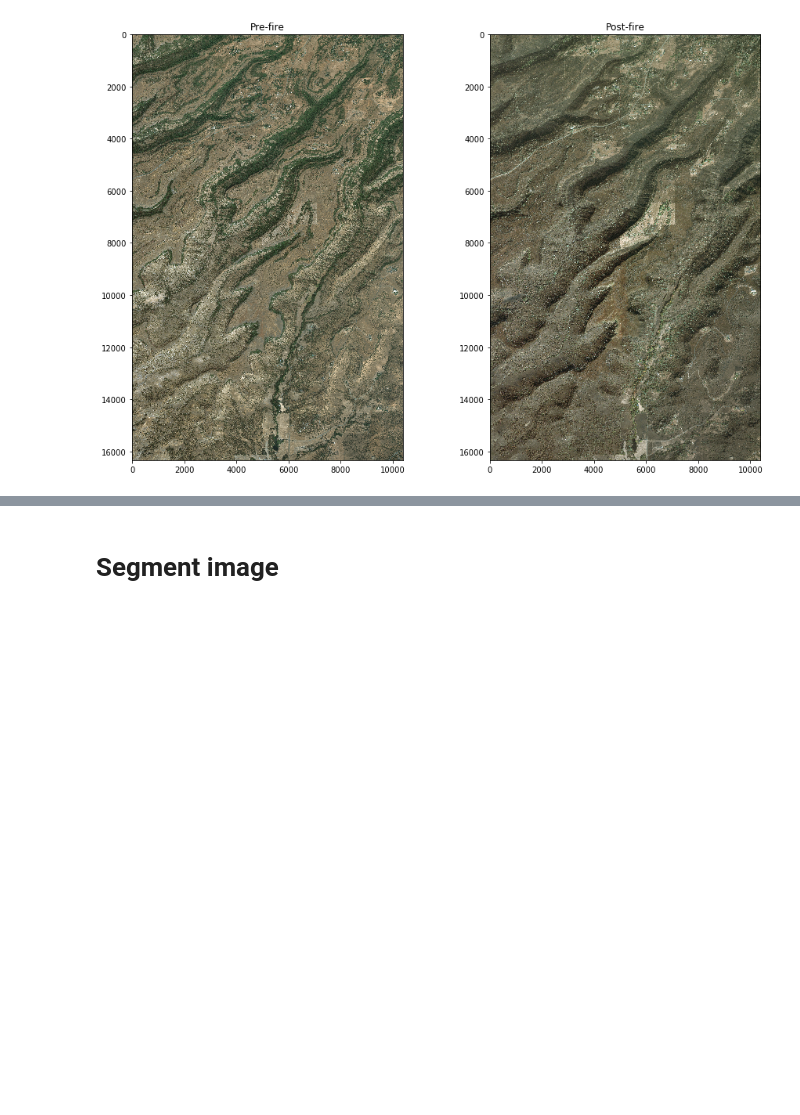
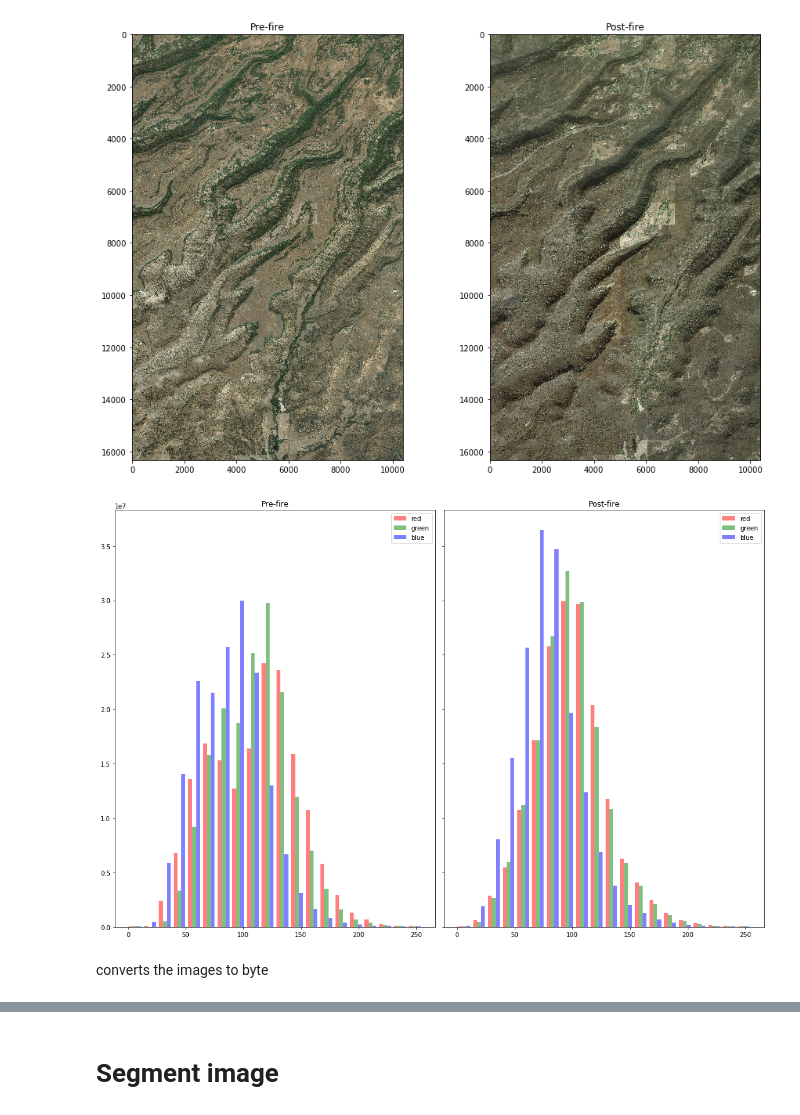
Before and after one commit to aalten77/wildfireassessment, a Jupyter notebook: WildFireDamageAssessment.ipynb, the cells around one changed output, grey strips where cells are left out. Drawn from its saved outputs; the diff is of its cells as text; code cells hidden in the pictures; blank space fills up the shorter version.

```diff
--- a/WildFireDamageAssessment.ipynb
+++ b/WildFireDamageAssessment.ipynb
@@ -106,3 +99,30 @@ ax2.set_title("Post-fire")
 plt.show()
 # %% [output]
 [figure]
+# %%
+x_r_pre = out_img_pre[:,:,0].ravel().reshape(-1, 1)
+x_g_pre = out_img_pre[:,:,1].ravel().reshape(-1, 1)
+x_b_pre = out_img_pre[:,:,2].ravel().reshape(-1, 1)
+x_pre = np.hstack((x_r_pre, x_g_pre, x_b_pre))
+x_r_pre, x_g_pre, x_b_pre = None, None, None
+
+y_r_post = out_img_post[:,:,0].ravel().reshape(-1, 1)
+y_g_post = out_img_post[:,:,1].ravel().reshape(-1, 1)
+y_b_post = out_img_post[:,:,2].ravel().reshape(-1, 1)
+y_post = np.hstack((y_r_post, y_g_post, y_b_post))
+y_r_post, y_g_post, y_b_post = None, None, None
+# %%
+n_bins = 20
+colors = ['red', 'green', 'blue']
+fig, axs = plt.subplots(1, 2, sharey=True, tight_layout=True, figsize=(15, 10))
+axs[0].hist(x_pre, n_bins, alpha=0.5, color=colors, label=colors)
+axs[1].hist(y_post, n_bins, alpha=0.5, color=colors, label=colors)
+axs[0].legend(prop={'size': 10})
+axs[1].legend(prop={'size': 10})
+axs[0].set_title("Pre-fire")
+axs[1].set_title("Post-fire")
+plt.show()
+# %% [output]
+[figure, added]
+# %% [markdown]
+converts the images to byte
```
Also changed, not shown: parts of 43 cells of this notebook, 1 other file.
